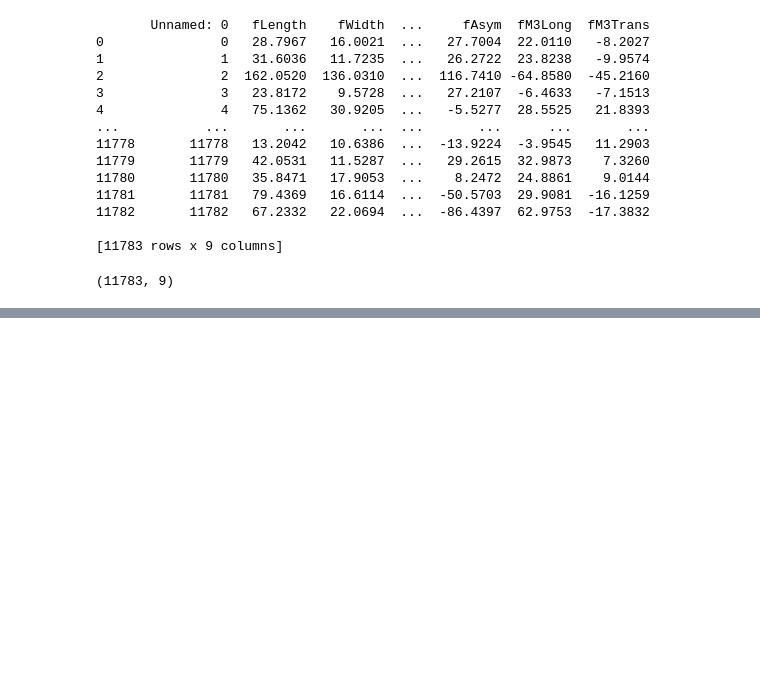
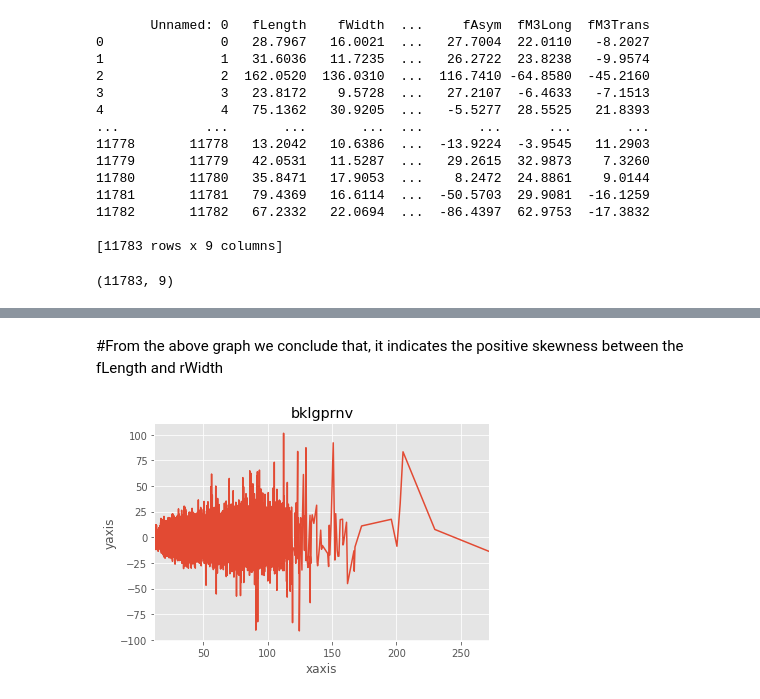
Before and after one commit to Sonypriyasonu/VITBML-EDA1, a Jupyter notebook: VITBML-EDA1.ipynb, the cells around one changed output, grey strips where cells are left out. Drawn from its saved outputs; the diff is of its cells as text; code cells hidden in the pictures; blank space fills up the shorter version.

```diff
--- a/VITBML-EDA1.ipynb
+++ b/VITBML-EDA1.ipynb
@@ -178,0 +315,11 @@ plt.show()
+# %% [markdown]
+#From the above graph we conclude that, it indicates the positive skewness between the fLength and rWidth
+# %%
+bklgprnv=df.groupby('fLength')['fM3Trans'].mean()
+bklgprnv.plot()
+plt.xlabel('xaxis')
+plt.ylabel('yaxis')
+plt.title('bklgprnv')
+plt.show()
+# %% [output]
+[figure, added]
```
Also changed, not shown: parts of 15 cells of this notebook.
